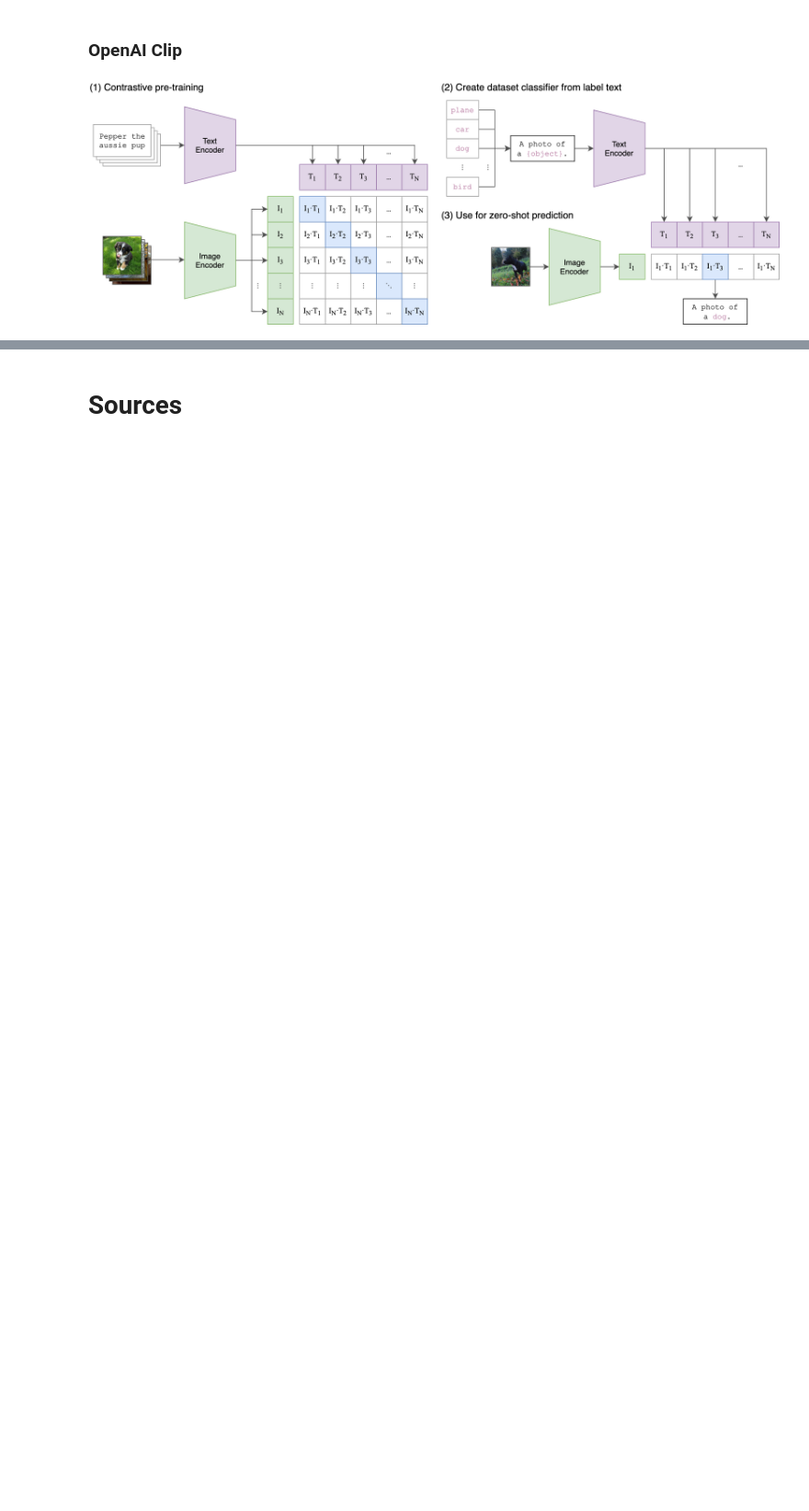
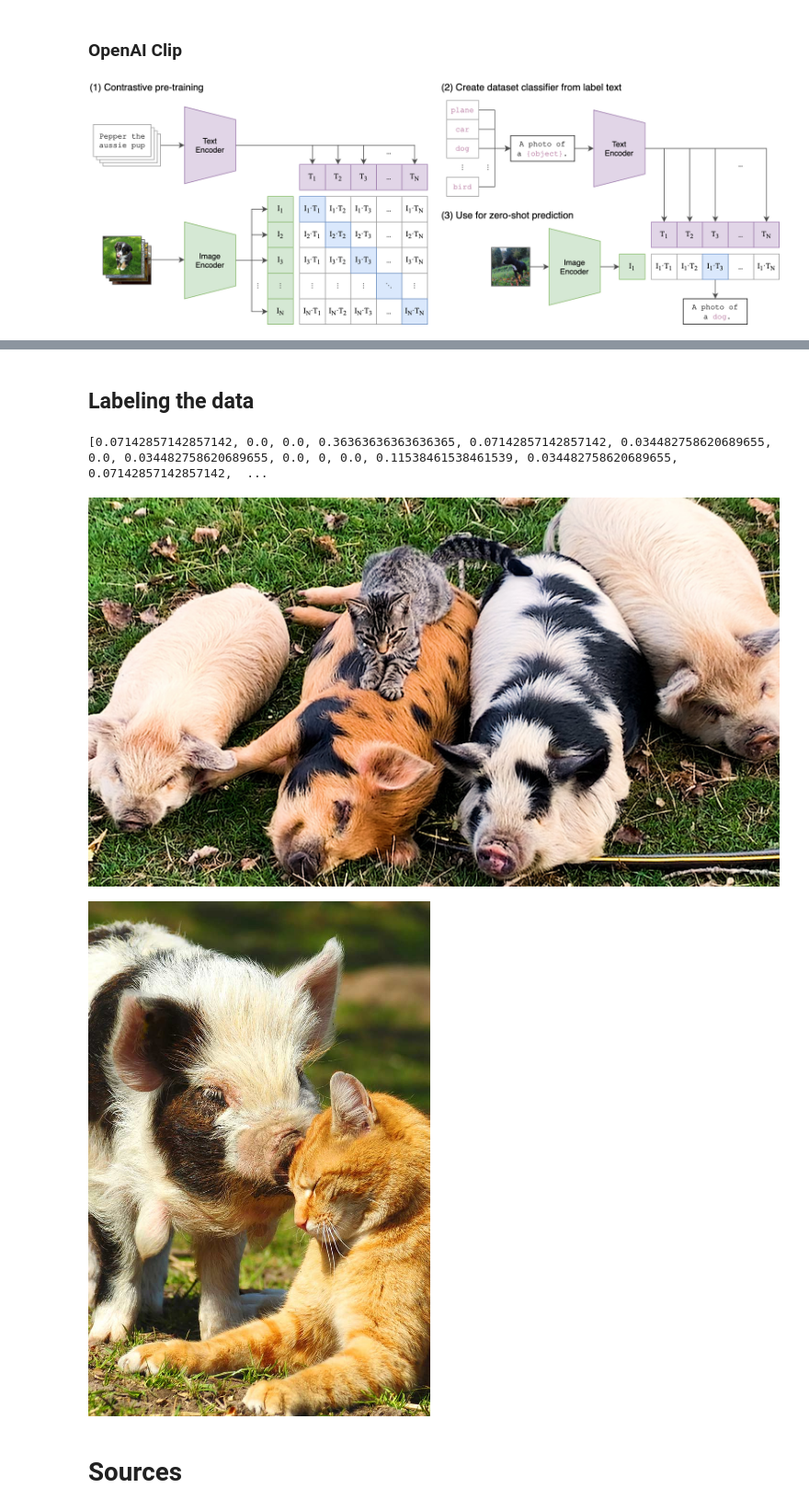
Before and after one commit to CarloCDT/Computer-Vision-Image-Similarity, a Jupyter notebook: Computer Vision APIs.ipynb, the cells around one changed output, grey strips where cells are left out. Shown at 92% size. Drawn from its saved outputs; the diff is of its cells as text; code cells hidden in the pictures; blank space fills up the shorter version.

```diff
--- a/Computer Vision APIs.ipynb
+++ b/Computer Vision APIs.ipynb
@@ -173,2 +77,37 @@ Top predictions:
+# %% [markdown]
+## Labeling the data
+# %%
+# Auxiliary Functions
+def jaccard_similarity(set1, set2):
+    intersection = len(set1.intersection(set2))
+    union = len(set1) + len(set2) - intersection
+    return float(intersection) / union
+
+def similar_image(image):
+    scores = []
+    for img in image_paths:
+        if img != image:
+            scores.append(jaccard_similarity(image_labels[image], image_labels[img]))
+        else:
+            scores.append(0)
+    print(scores)
+    best_score = image_paths[np.argmax(scores)]
+    display(Image_display(image))
+    display(Image_display(best_score))
+# %%
+# Image paths
+image_paths = [os.path.join("images", f) for f in os.listdir("images") if f.split(".")[-1]=="jpg"]
+
+# Image labels
+image_labels = {}
+for img in image_paths:
+    image_labels[img] = clip_model.predict_classes(img, top=15, print_results=False)
+# %%
+# Find more similar image
+similar_image(image_paths[9])
+# %% [output]
+[0.07142857142857142, 0.0, 0.0, 0.36363636363636365, 0.07142857142857142, 0.034482758620689655, 0.0, 0.034482758620689655, 0.0, 0, 0.0, 0.11538461538461539, 0.034482758620689655, 0.07142857142857142,  ...
+[figure, added]
+[figure, added]
 # %% [markdown]
 # Sources
```
Also changed, not shown: parts of 18 cells of this notebook, 20 other files.
